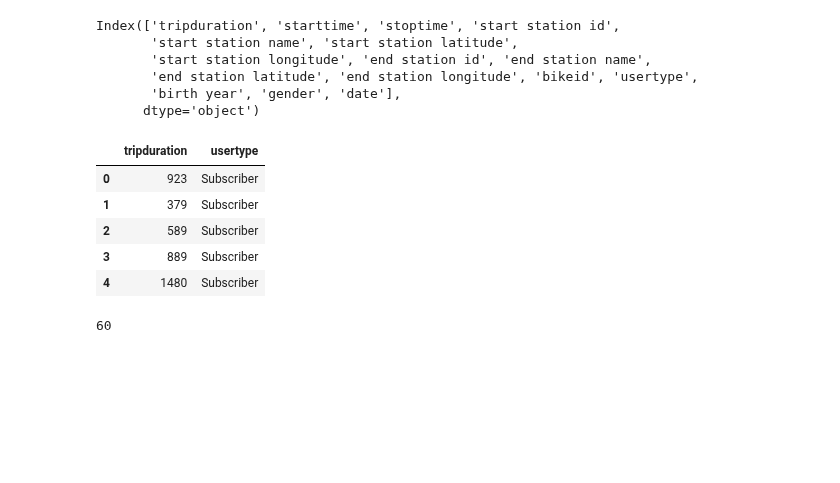
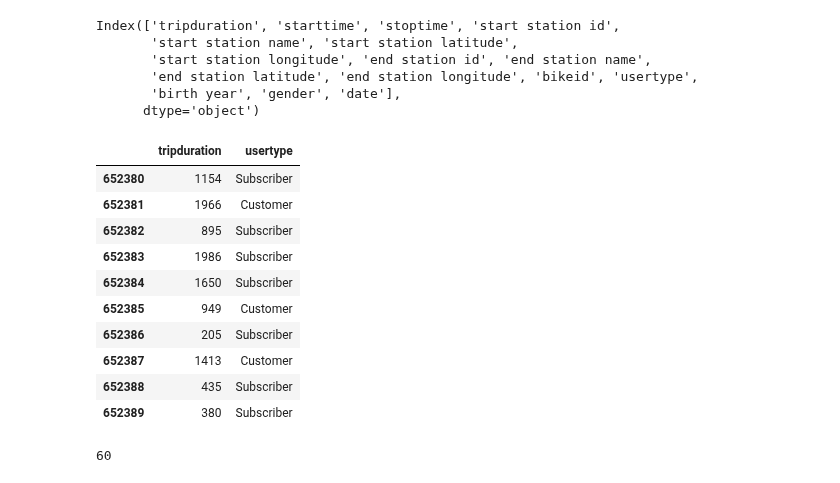
Before and after one commit to SohamMody/PUI2018_srm699, a Jupyter notebook: HW8_srm699/HW8_Assignment2.ipynb, the cells around one changed output. Cells and saved outputs as stored; diff of their text form; code cells hidden in the pictures; blank space fills up the shorter version.

```diff
--- a/HW8_srm699/HW8_Assignment2.ipynb
+++ b/HW8_srm699/HW8_Assignment2.ipynb
@@ -64,7 +64,7 @@ Downloading 201504
 file in place, you can continue
 # %%
 df = pd.read_csv(os.getenv("PUIDATA") + "/" + datestring1 + '-citibike-tripdata.csv')
-df['date'] = pd.to_datetime(df['starttime'])
+#df['date'] = pd.to_datetime(df['starttime'])
 # %%
 df1.head()
 # %% [output]
@@ -76,7 +76,7 @@ df1.head()
 | 4 | 1023 | 4/1/2015 00:01:36 | 4/1/2015 00:18:40 | 212 | W 16 St & The High Line | 40.743349 | ... |
 # %%
 df1 = pd.read_csv(os.getenv("PUIDATA") + "/" + datestring2 + '-citibike-tripdata.csv')
-df1['date'] = pd.to_datetime(df1['starttime'])
+#df1['date'] = pd.to_datetime(df1['starttime'])
 # %%
 df = pd.concat([df,df1])
 # %%
@@ -112,15 +112,20 @@ df.drop(['starttime', 'stoptime', 'start station id',
        'start station longitude', 'end station id', 'end station name',
        'end station latitude', 'end station longitude', 'bikeid',
        'birth year','gender','date'], axis=1, inplace=True)
-# %%
-df.head()
-# %% [output]
-|  | tripduration | usertype |
-| 0 | 923 | Subscriber |
-| 1 | 379 | Subscriber |
-| 2 | 589 | Subscriber |
-| 3 | 889 | Subscriber |
-| 4 | 1480 | Subscriber |
+# %%
+df.tail(10)
+# %% [output]
+|  | tripduration | usertype |
+| 652380 | 1154 | Subscriber |
+| 652381 | 1966 | Customer |
+| 652382 | 895 | Subscriber |
+| 652383 | 1986 | Subscriber |
+| 652384 | 1650 | Subscriber |
+| 652385 | 949 | Customer |
+| 652386 | 205 | Subscriber |
+| 652387 | 1413 | Customer |
+| 652388 | 435 | Subscriber |
+| 652389 | 380 | Subscriber |
 # %%
 df['tripduration'].min()
 # %% [output]
```
Also changed, not shown: parts of 1 cell of this notebook.
